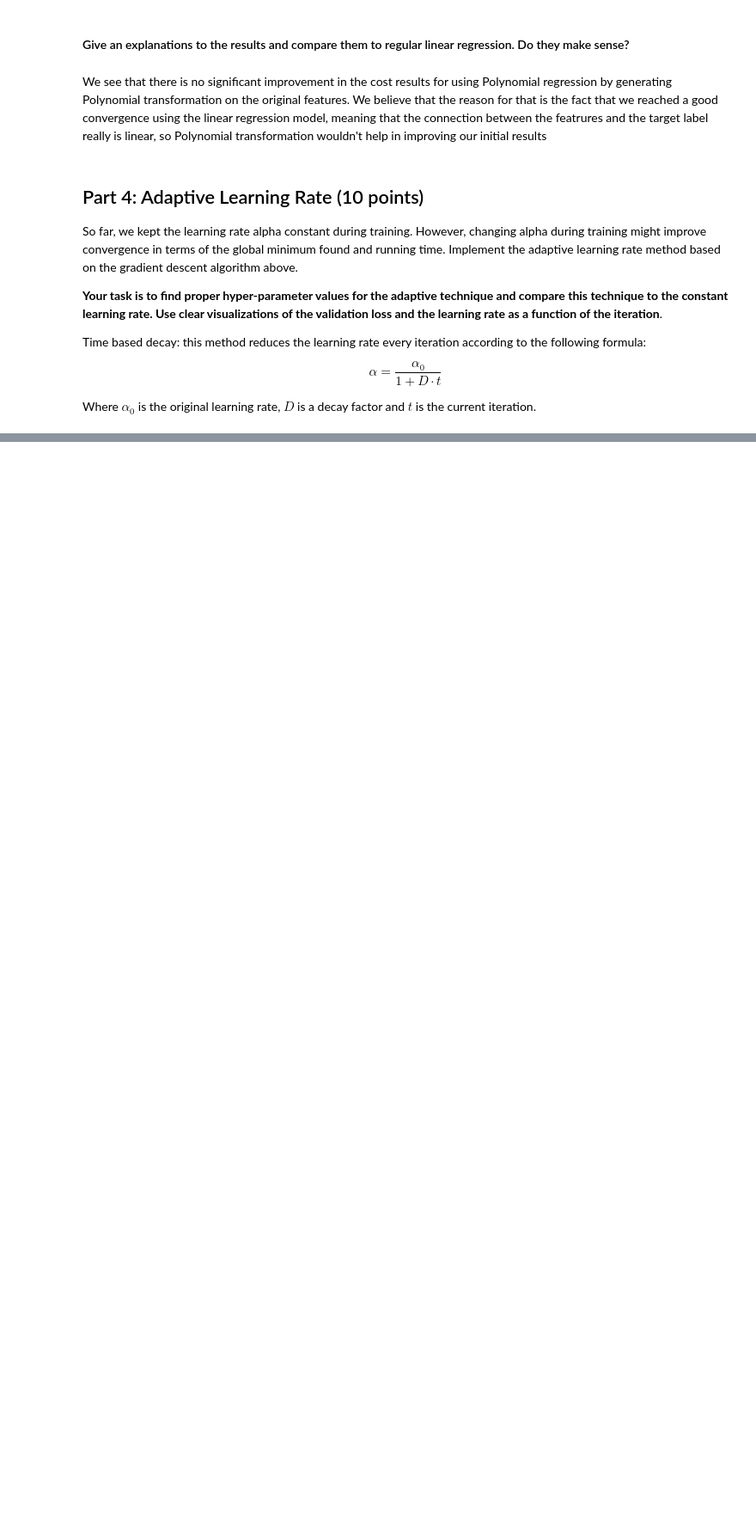
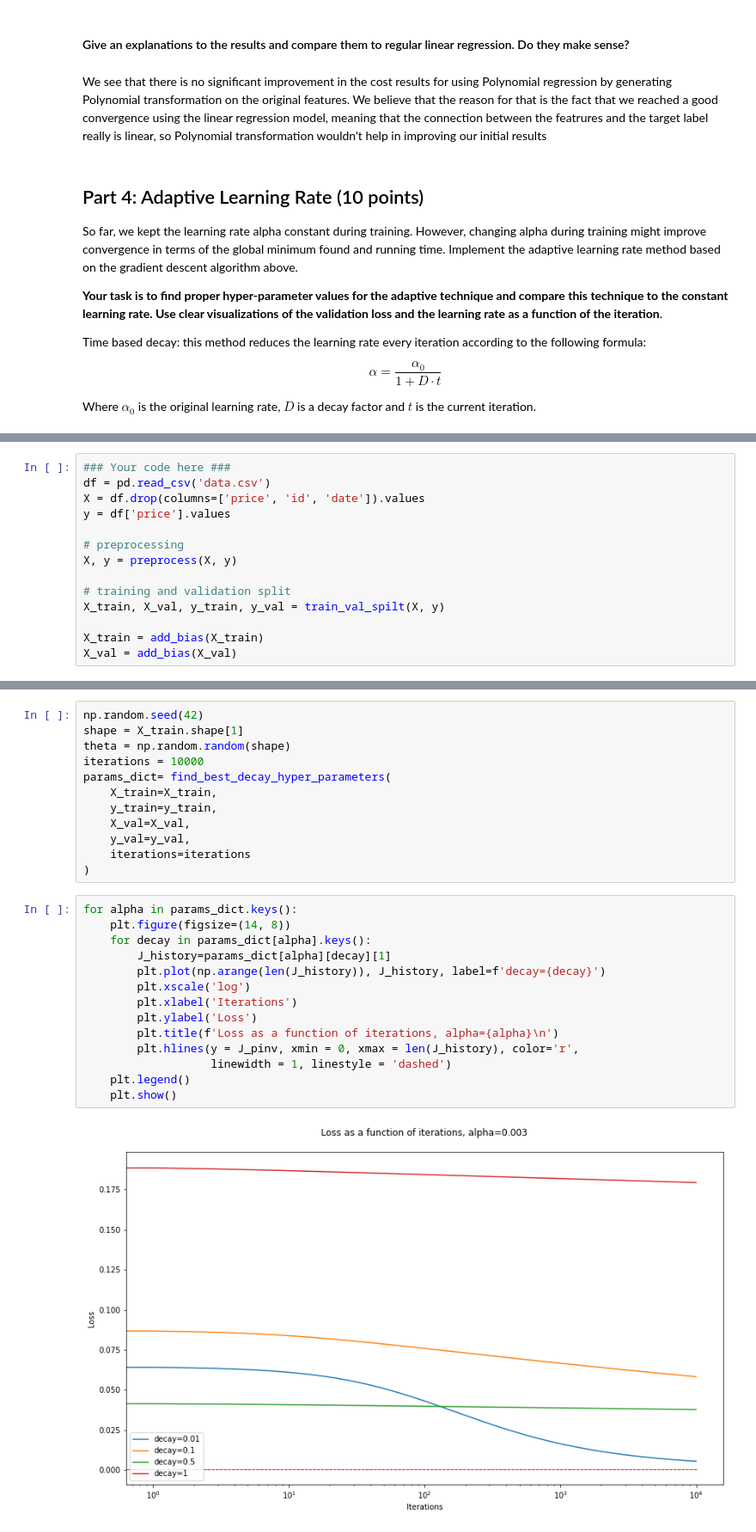
Before and after one commit to lotenn/Machine-Learning-from-Data-3141-2022-2, a Jupyter notebook: hwa1/hw1_201466349.ipynb, the cells around one changed output, grey strips where cells are left out. Shown at 86% size. Saved outputs shown, nothing was run; the diff lists cells and outputs as text; blank space fills up the shorter version.

```diff
--- a/hwa1/hw1_201466349.ipynb
+++ b/hwa1/hw1_201466349.ipynb
@@ -682,0 +666,14 @@ Where $\alpha_0$ is the original learning rate, $D$ is a decay factor and $t$ is
+# %%
+### Your code here ###
+df = pd.read_csv('data.csv')
+X = df.drop(columns=['price', 'id', 'date']).values
+y = df['price'].values
+
+# preprocessing
+X, y = preprocess(X, y)
+
+# training and validation split
+X_train, X_val, y_train, y_val = train_val_spilt(X, y)
+
+X_train = add_bias(X_train)
+X_val = add_bias(X_val)
@@ -682,0 +742,28 @@ Where $\alpha_0$ is the original learning rate, $D$ is a decay factor and $t$ is
+# %%
+np.random.seed(42)
+shape = X_train.shape[1]
+theta = np.random.random(shape)
+iterations = 10000
+params_dict= find_best_decay_hyper_parameters(
+    X_train=X_train,
+    y_train=y_train,
+    X_val=X_val,
+    y_val=y_val,
+    iterations=iterations
+)
+# %%
+for alpha in params_dict.keys():
+    plt.figure(figsize=(14, 8))
+    for decay in params_dict[alpha].keys():
+        J_history=params_dict[alpha][decay][1]
+        plt.plot(np.arange(len(J_history)), J_history, label=f'decay={decay}')
+        plt.xscale('log')
+        plt.xlabel('Iterations')
+        plt.ylabel('Loss')
+        plt.title(f'Loss as a function of iterations, alpha={alpha}\n')
+        plt.hlines(y = J_pinv, xmin = 0, xmax = len(J_history), color='r',
+                   linewidth = 1, linestyle = 'dashed')
+    plt.legend()
+    plt.show()
+# %% [output]
+[figure, added]
```
Also changed, not shown: parts of 29 cells of this notebook.
